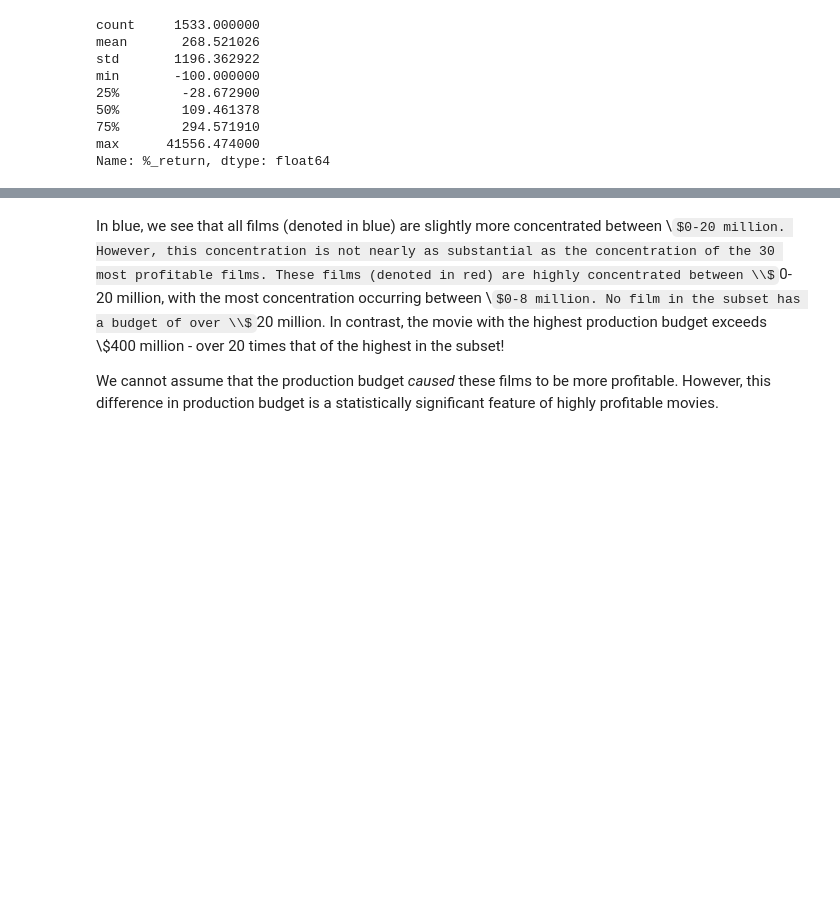
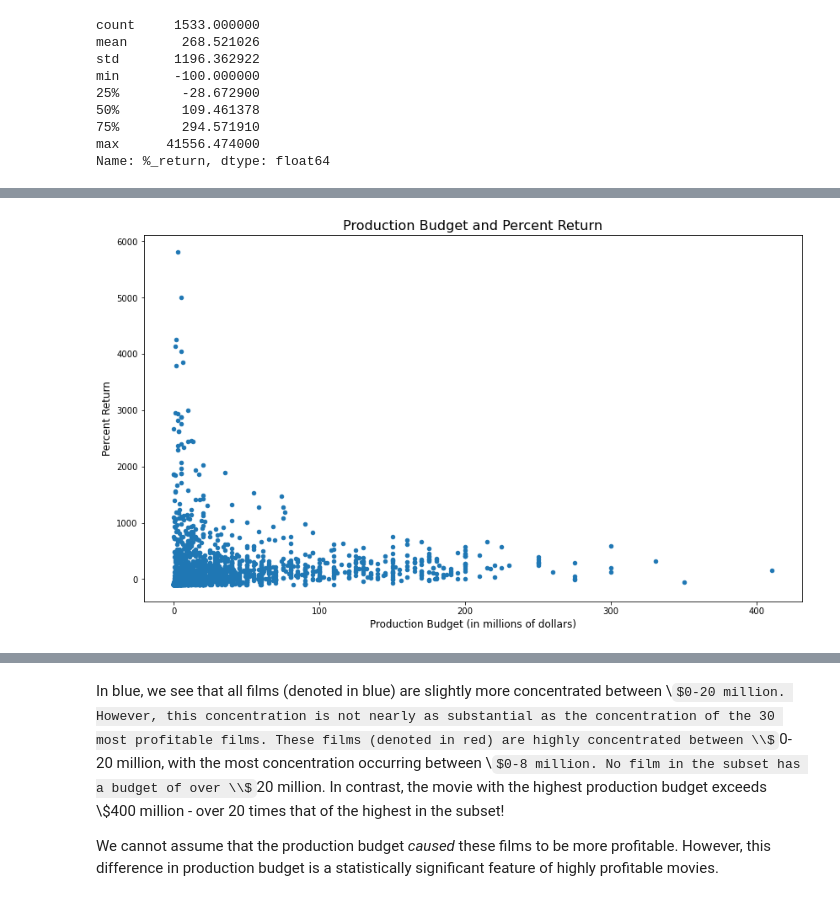
Before and after one commit to ccsurratt/highly_profitable_film_analysis, a Jupyter notebook: notebook.ipynb, the cells around one changed output, grey strips where cells are left out. Saved outputs shown, nothing was run; the diff lists cells and outputs as text; code cells hidden in the pictures; some formulas as TeX source; blank space fills up the shorter version.

```diff
--- a/notebook.ipynb
+++ b/notebook.ipynb
@@ -248,0 +250,15 @@ The production budget for the  500  films with the highest percent return is $ 5
+# %%
+# created a subset of the movies dataframe that does not contain the extreme values
+movies_without_top_two = movies.loc[movies['%_return'] < 10000]
+
+# created a new scatterplot using the subset
+fig, ax = plt.subplots(figsize=(14,8))
+
+movies_without_top_two.plot.scatter(x="production_budget", y="%_return", ax=ax)
+ax.set_title("Production Budget and Percent Return", fontsize=16)
+ax.set_xlabel("Production Budget (in millions of dollars)", fontsize=12)
+ax.set_xticks([0, 100000000, 200000000, 300000000, 400000000])
+ax.set_xticklabels([0, 100, 200, 300, 400])
+ax.set_ylabel("Percent Return", fontsize=12);
+# %% [output]
+[figure, added]
```
Also changed, not shown: parts of 56 cells of this notebook.
